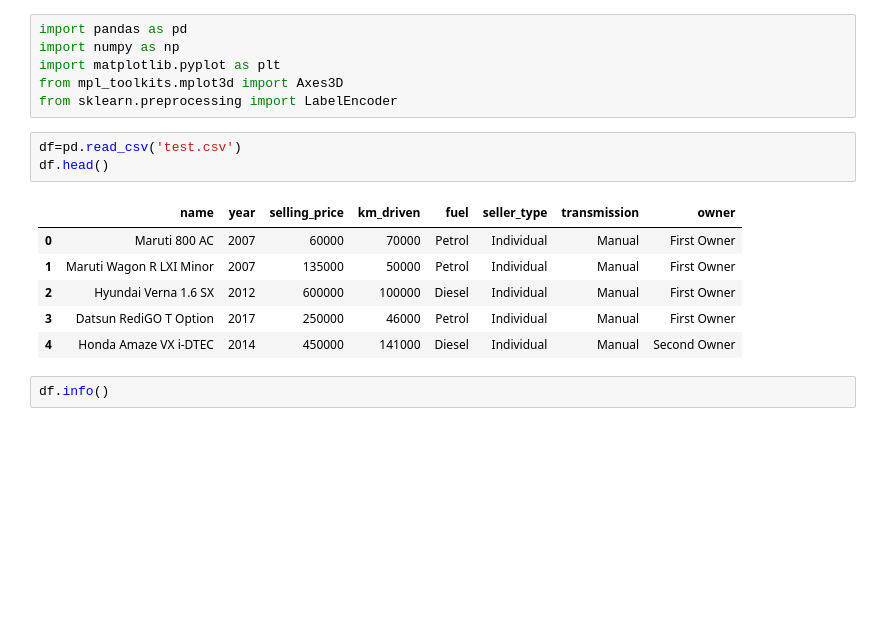
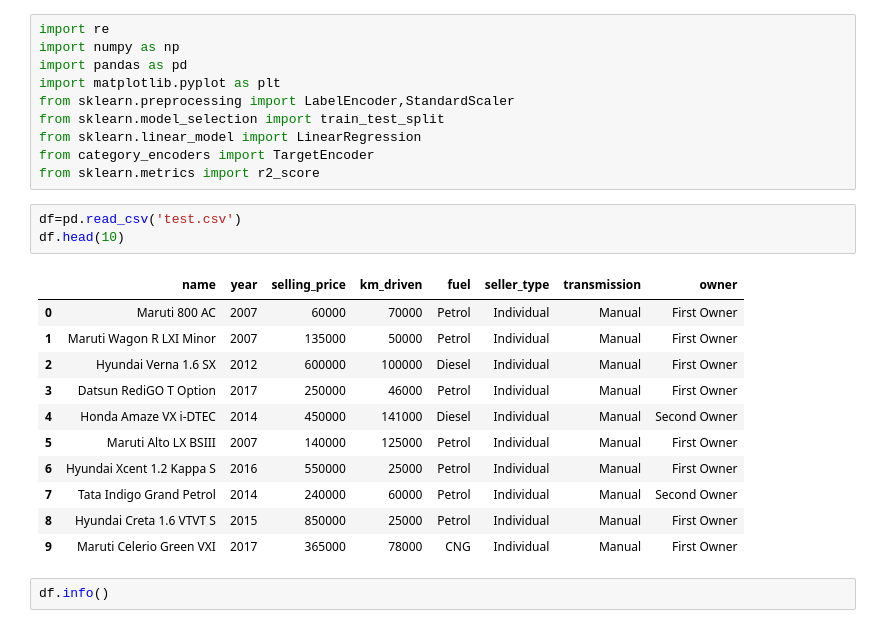
Before and after one commit to Amirali-ka/regression_model, a Jupyter notebook: project.ipynb, the cells around one changed output. Drawn from its saved outputs; the diff is of its cells as text; blank space fills up the shorter version.

Commit message:
create model

```diff
--- a/project.ipynb
+++ b/project.ipynb
@@ -1,19 +1,28 @@
 # %%
+import re
+import numpy as np
 import pandas as pd
-import numpy as np
 import matplotlib.pyplot as plt
-from mpl_toolkits.mplot3d import Axes3D
-from sklearn.preprocessing import LabelEncoder
+from sklearn.preprocessing import LabelEncoder,StandardScaler
+from sklearn.model_selection import train_test_split
+from sklearn.linear_model import LinearRegression
+from category_encoders import TargetEncoder
+from sklearn.metrics import r2_score
 # %%
 df=pd.read_csv('test.csv')
-df.head()
+df.head(10)
 # %% [output]
 |  | name | year | selling_price | km_driven | fuel | seller_type | transmission | owner |
 | 0 | Maruti 800 AC | 2007 | 60000 | 70000 | Petrol | Individual | Manual | First Owner |
 | 1 | Maruti Wagon R LXI Minor | 2007 | 135000 | 50000 | Petrol | Individual | Manual | First Owner |
 | 2 | Hyundai Verna 1.6 SX | 2012 | 600000 | 100000 | Diesel | Individual | Manual | First Owner |
 | 3 | Datsun RediGO T Option | 2017 | 250000 | 46000 | Petrol | Individual | Manual | First Owner |
 | 4 | Honda Amaze VX i-DTEC | 2014 | 450000 | 141000 | Diesel | Individual | Manual | Second Owner |
+| 5 | Maruti Alto LX BSIII | 2007 | 140000 | 125000 | Petrol | Individual | Manual | First Owner |
+| 6 | Hyundai Xcent 1.2 Kappa S | 2016 | 550000 | 25000 | Petrol | Individual | Manual | First Owner |
+| 7 | Tata Indigo Grand Petrol | 2014 | 240000 | 60000 | Petrol | Individual | Manual | Second Owner |
+| 8 | Hyundai Creta 1.6 VTVT S | 2015 | 850000 | 25000 | Petrol | Individual | Manual | First Owner |
+| 9 | Maruti Celerio Green VXI | 2017 | 365000 | 78000 | CNG | Individual | Manual | First Owner |
 # %%
 df.info()
 # %% [output]
```
Also changed, not shown: parts of 9 cells of this notebook.
